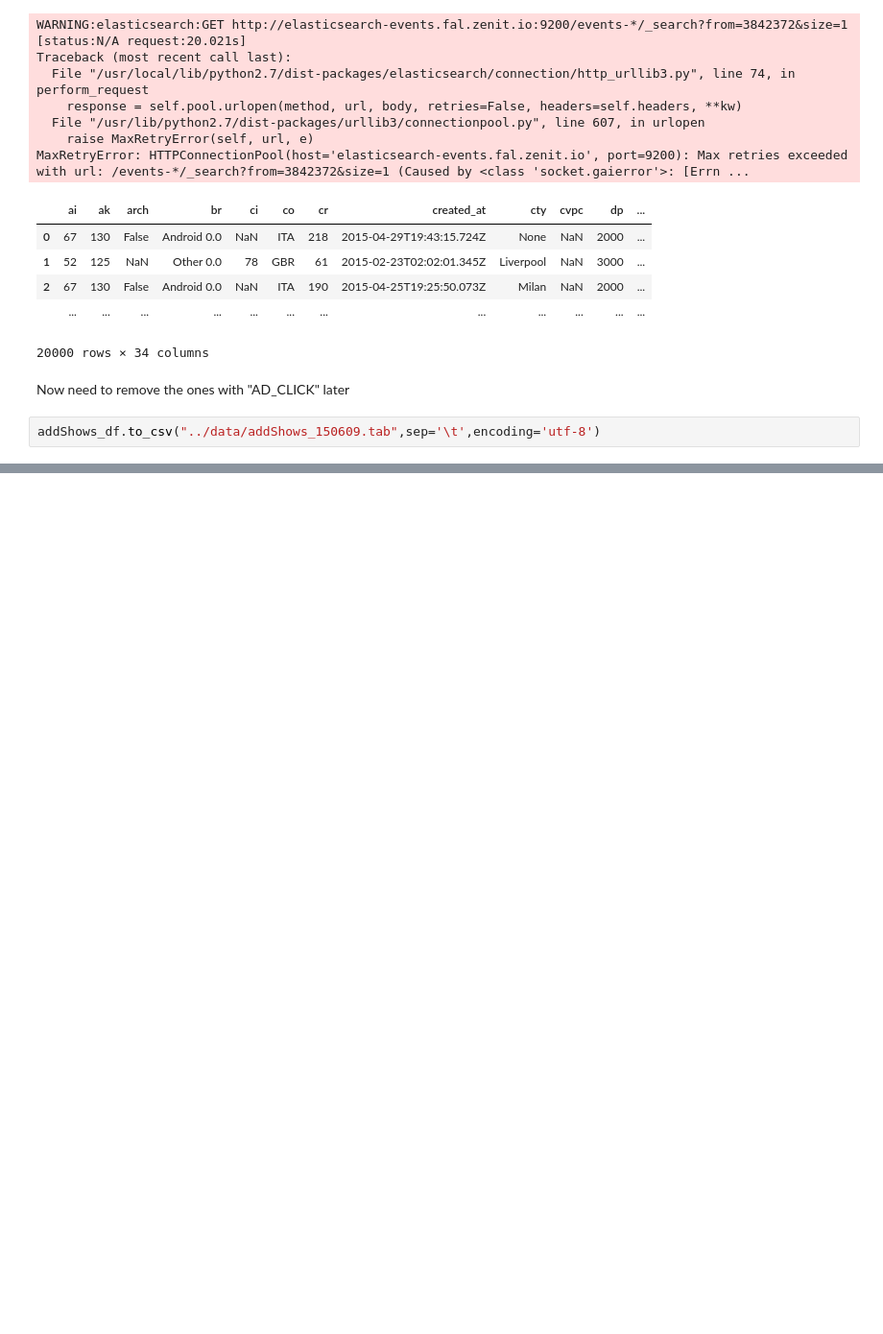
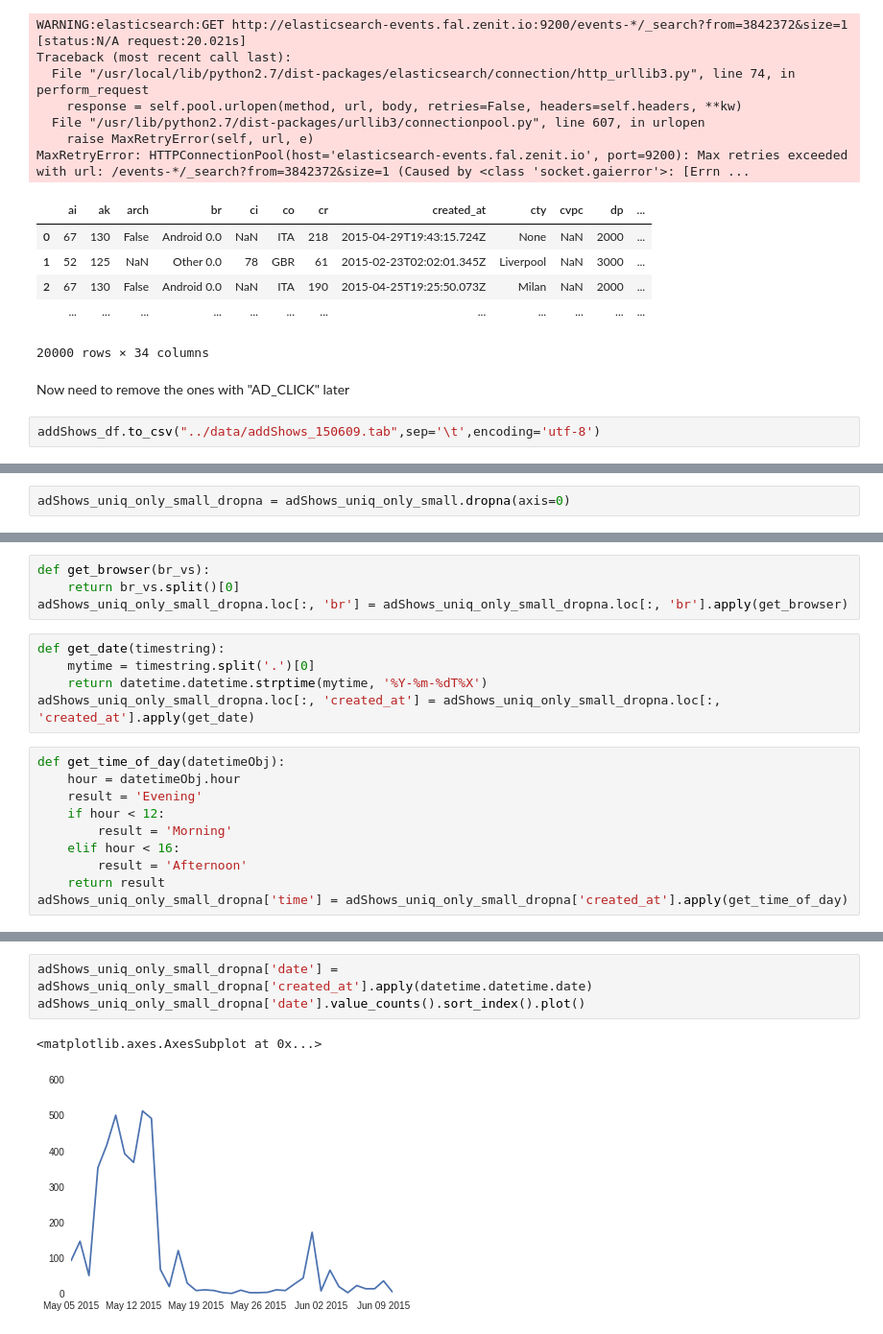
Before and after one commit to hellowendy/Insight_Data_Science, a Jupyter notebook: notebook/Zenit_data_explotary.ipynb, the cells around one changed output, grey strips where cells are left out. Shown at 96% size. Drawn from its saved outputs; the diff is of its cells as text; blank space fills up the shorter version.

```diff
--- a/notebook/Zenit_data_explotary.ipynb
+++ b/notebook/Zenit_data_explotary.ipynb
@@ -556,0 +640,2 @@ addShows_df.to_csv("../data/addShows_150609.tab",sep='\t',encoding='utf-8')
+# %%
+adShows_uniq_only_small_dropna = adShows_uniq_only_small.dropna(axis=0)
@@ -556,0 +655,19 @@ addShows_df.to_csv("../data/addShows_150609.tab",sep='\t',encoding='utf-8')
+# %%
+def get_browser(br_vs):
+    return br_vs.split()[0]
+adShows_uniq_only_small_dropna.loc[:, 'br'] = adShows_uniq_only_small_dropna.loc[:, 'br'].apply(get_browser)
+# %%
+def get_date(timestring):
+    mytime = timestring.split('.')[0]
+    return datetime.datetime.strptime(mytime, '%Y-%m-%dT%X')
+adShows_uniq_only_small_dropna.loc[:, 'created_at'] = adShows_uniq_only_small_dropna.loc[:, 'created_at'].apply(get_date)
+# %%
+def get_time_of_day(datetimeObj):
+    hour = datetimeObj.hour
+    result = 'Evening'
+    if hour < 12:
+        result = 'Morning'
+    elif hour < 16:
+        result = 'Afternoon'
+    return result
+adShows_uniq_only_small_dropna['time'] = adShows_uniq_only_small_dropna['created_at'].apply(get_time_of_day)
@@ -556,0 +689,6 @@ addShows_df.to_csv("../data/addShows_150609.tab",sep='\t',encoding='utf-8')
+# %%
+adShows_uniq_only_small_dropna['date'] = adShows_uniq_only_small_dropna['created_at'].apply(datetime.datetime.date)
+adShows_uniq_only_small_dropna['date'].value_counts().sort_index().plot()
+# %% [output]
+<matplotlib.axes.AxesSubplot at 0x...>
+[figure, added]
```
Also changed, not shown: parts of 33 cells of this notebook.
